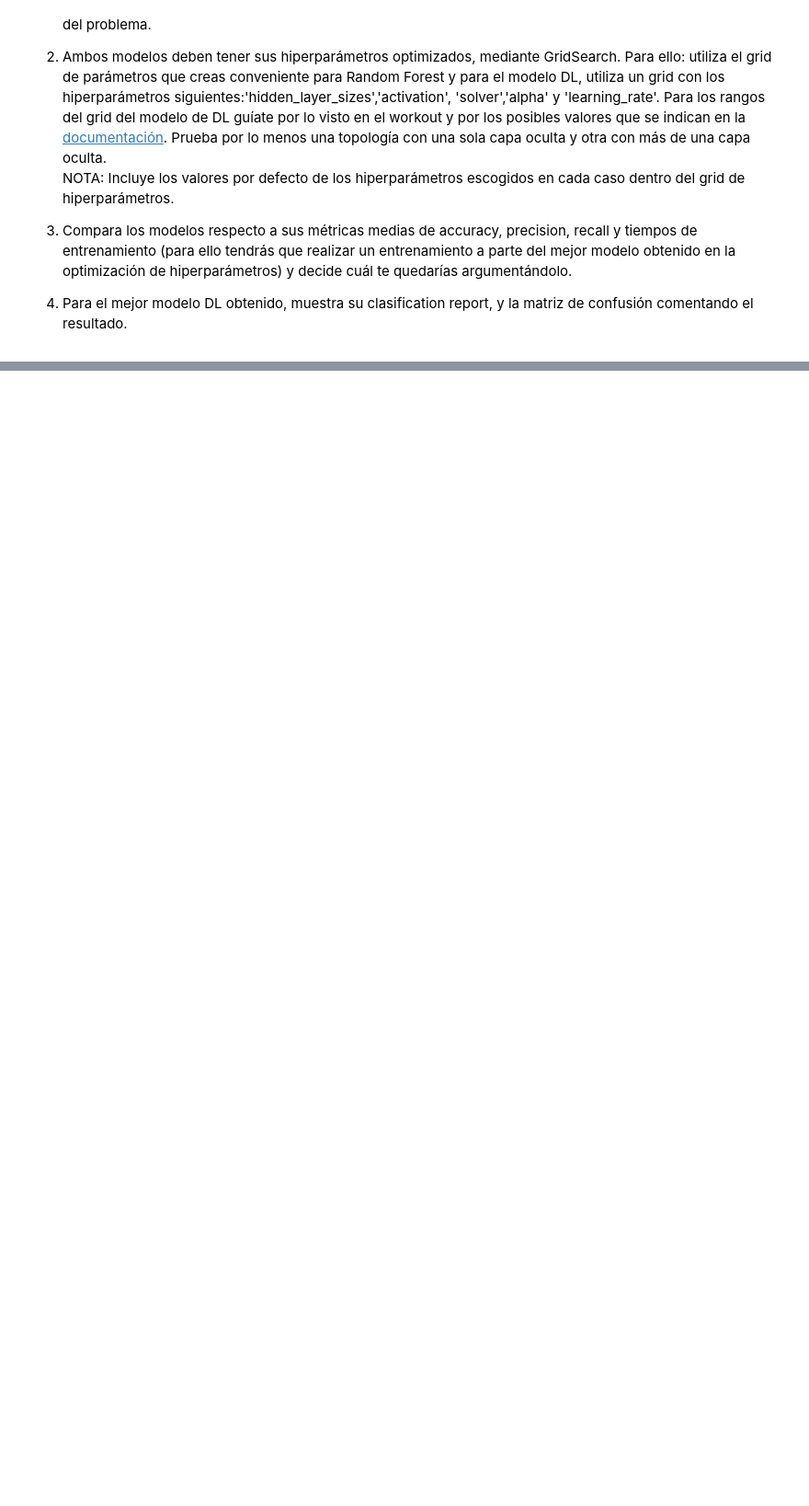
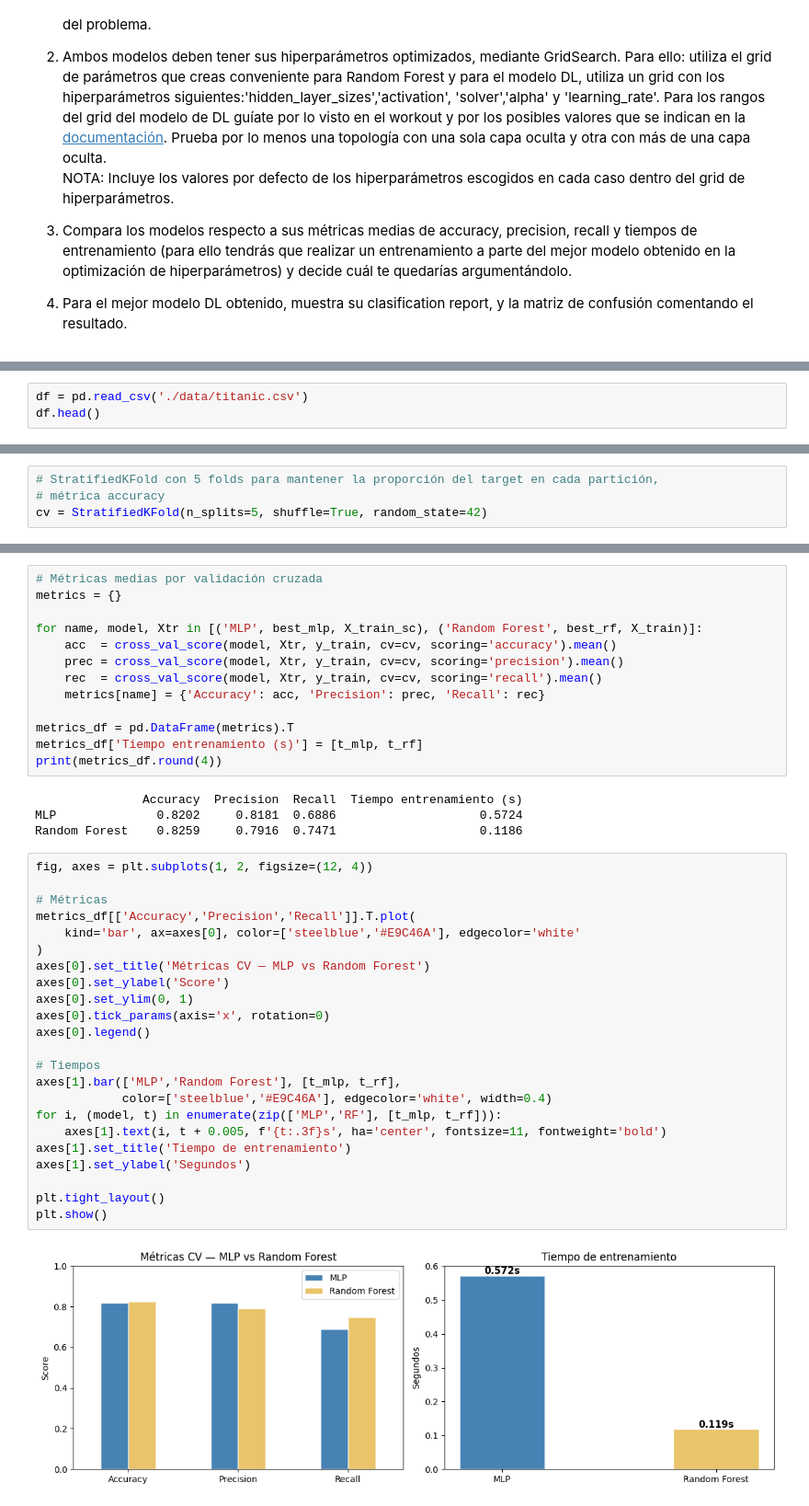
Before and after one commit to eleacos/DS-Online-Elena-Acosta, a Jupyter notebook: 05_Deep_Learning/Sprint_15/Unidad_01_DL_Introduccion/03_Practica_Obligatoria/18_Practica_Obligatoria_Introduccion_Deep_Learning.ipynb, the cells around one changed output, grey strips where cells are left out. Shown at 92% size. Drawn from its saved outputs; the diff is of its cells as text; blank space fills up the shorter version.

```diff
--- a/05_Deep_Learning/Sprint_15/Unidad_01_DL_Introduccion/03_Practica_Obligatoria/18_Practica_Obligatoria_Introduccion_Deep_Learning.ipynb
+++ b/05_Deep_Learning/Sprint_15/Unidad_01_DL_Introduccion/03_Practica_Obligatoria/18_Practica_Obligatoria_Introduccion_Deep_Learning.ipynb
@@ -32,0 +49,3 @@ NOTA: Incluye los valores por defecto de los hiperparámetros escogidos en cada
+# %%
+df = pd.read_csv('./data/titanic.csv')
+df.head()
@@ -32,0 +138,4 @@ NOTA: Incluye los valores por defecto de los hiperparámetros escogidos en cada
+# %%
+# StratifiedKFold con 5 folds para mantener la proporción del target en cada partición,
+# métrica accuracy
+cv = StratifiedKFold(n_splits=5, shuffle=True, random_state=42)
@@ -32,0 +230,42 @@ NOTA: Incluye los valores por defecto de los hiperparámetros escogidos en cada
+# %%
+# Métricas medias por validación cruzada
+metrics = {}
+
+for name, model, Xtr in [('MLP', best_mlp, X_train_sc), ('Random Forest', best_rf, X_train)]:
+    acc  = cross_val_score(model, Xtr, y_train, cv=cv, scoring='accuracy').mean()
+    prec = cross_val_score(model, Xtr, y_train, cv=cv, scoring='precision').mean()
+    rec  = cross_val_score(model, Xtr, y_train, cv=cv, scoring='recall').mean()
+    metrics[name] = {'Accuracy': acc, 'Precision': prec, 'Recall': rec}
+
+metrics_df = pd.DataFrame(metrics).T
+metrics_df['Tiempo entrenamiento (s)'] = [t_mlp, t_rf]
+print(metrics_df.round(4))
+# %% [output]
+               Accuracy  Precision  Recall  Tiempo entrenamiento (s)
+MLP              0.8202     0.8181  0.6886                    0.5724
+Random Forest    0.8259     0.7916  0.7471                    0.1186
+# %%
+fig, axes = plt.subplots(1, 2, figsize=(12, 4))
+
+# Métricas
+metrics_df[['Accuracy','Precision','Recall']].T.plot(
+    kind='bar', ax=axes[0], color=['steelblue','#E9C46A'], edgecolor='white'
+)
+axes[0].set_title('Métricas CV — MLP vs Random Forest')
+axes[0].set_ylabel('Score')
+axes[0].set_ylim(0, 1)
+axes[0].tick_params(axis='x', rotation=0)
+axes[0].legend()
+
+# Tiempos
+axes[1].bar(['MLP','Random Forest'], [t_mlp, t_rf],
+            color=['steelblue','#E9C46A'], edgecolor='white', width=0.4)
+for i, (model, t) in enumerate(zip(['MLP','RF'], [t_mlp, t_rf])):
+    axes[1].text(i, t + 0.005, f'{t:.3f}s', ha='center', fontsize=11, fontweight='bold')
+axes[1].set_title('Tiempo de entrenamiento')
+axes[1].set_ylabel('Segundos')
+
+plt.tight_layout()
+plt.show()
+# %% [output]
+[figure, added]
```
Also changed, not shown: parts of 18 cells of this notebook, 1 other file.
